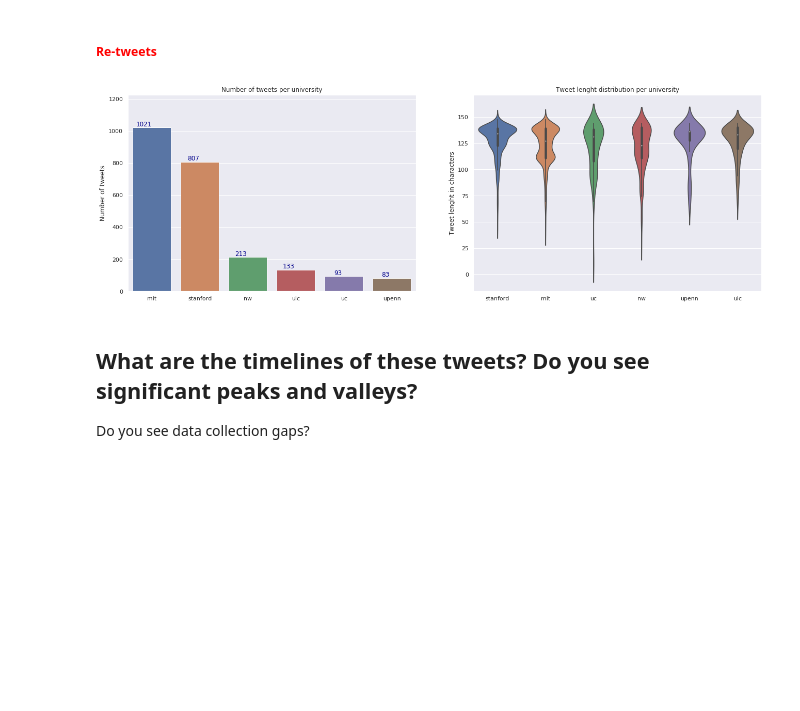
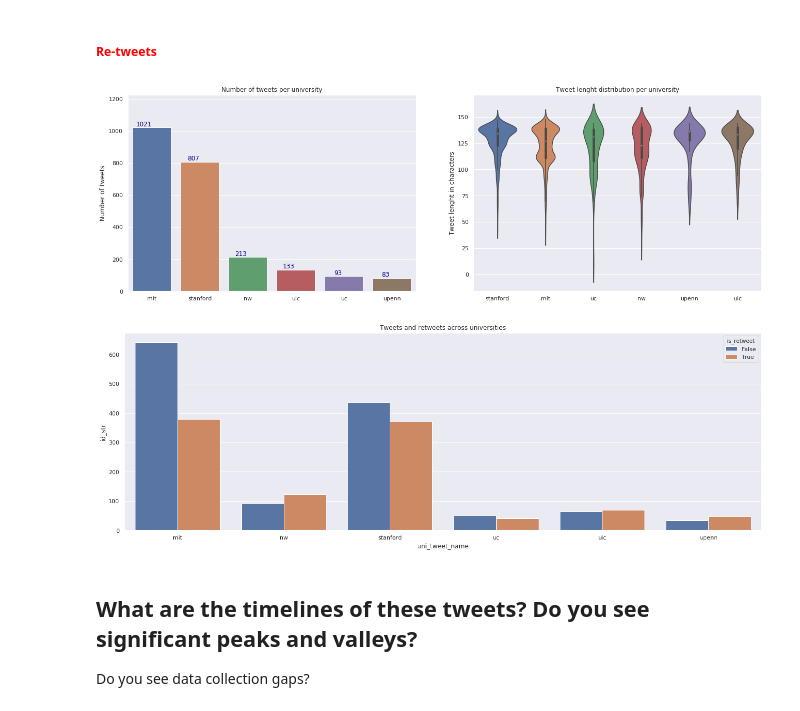
Before and after one commit to DoinGodsWork37/BigDataEngg, a Jupyter notebook: final_project/EDA.ipynb, the cells around one changed output. Cells and saved outputs as stored; diff of their text form; code cells hidden in the pictures; blank space fills up the shorter version.

```diff
--- a/final_project/EDA.ipynb
+++ b/final_project/EDA.ipynb
@@ -307,16 +307,25 @@ Visualize the trends
 # %%
 f, ax = plt.subplots(1,2,figsize=(22,7))
 
 uni_counts = uni_df["uni_tweet_name"].value_counts().to_frame()
 uni_counts.reset_index(drop=False, inplace=True)
 uni_counts.columns = ["university", "num_tweets"]
 plot_bar(x="university", y="num_tweets", data=uni_counts, ax=ax[0], highlight_max_min=False,
         title="Number of tweets per university", ylabel="Number of tweets")
 
 sns.violinplot(data=uni_df, x="uni_tweet_name", y="text_len", ax=ax[1] )
 t = ax[1].set(title="Tweet lenght distribution per university", ylabel="Tweet lenght in characters", xlabel="")
+
+rt_uni_df = uni_df[["id_str", "retweeted_status_user_id_str", "uni_tweet_name"]]
+rt_uni_df["is_retweet"] = rt_uni_df["retweeted_status_user_id_str"].apply(lambda x: True if x is not np.NaN else False)
+rt_uni_grp = rt_uni_df.groupby(["uni_tweet_name", "is_retweet"], as_index=False).count()
+
+f, ax = plt.subplots(1, 1, figsize=(22, 7))
+g = sns.barplot(x="uni_tweet_name", y="id_str", hue="is_retweet", data=rt_uni_grp, ax=ax)
+t = g.set(title="Tweets and retweets across universities")
 # %% [output]
 [figure]
+[figure, added]
 # %% [markdown]
 ## What are the timelines of these tweets? Do you see significant peaks and valleys?
 Do you see data collection gaps?
```
